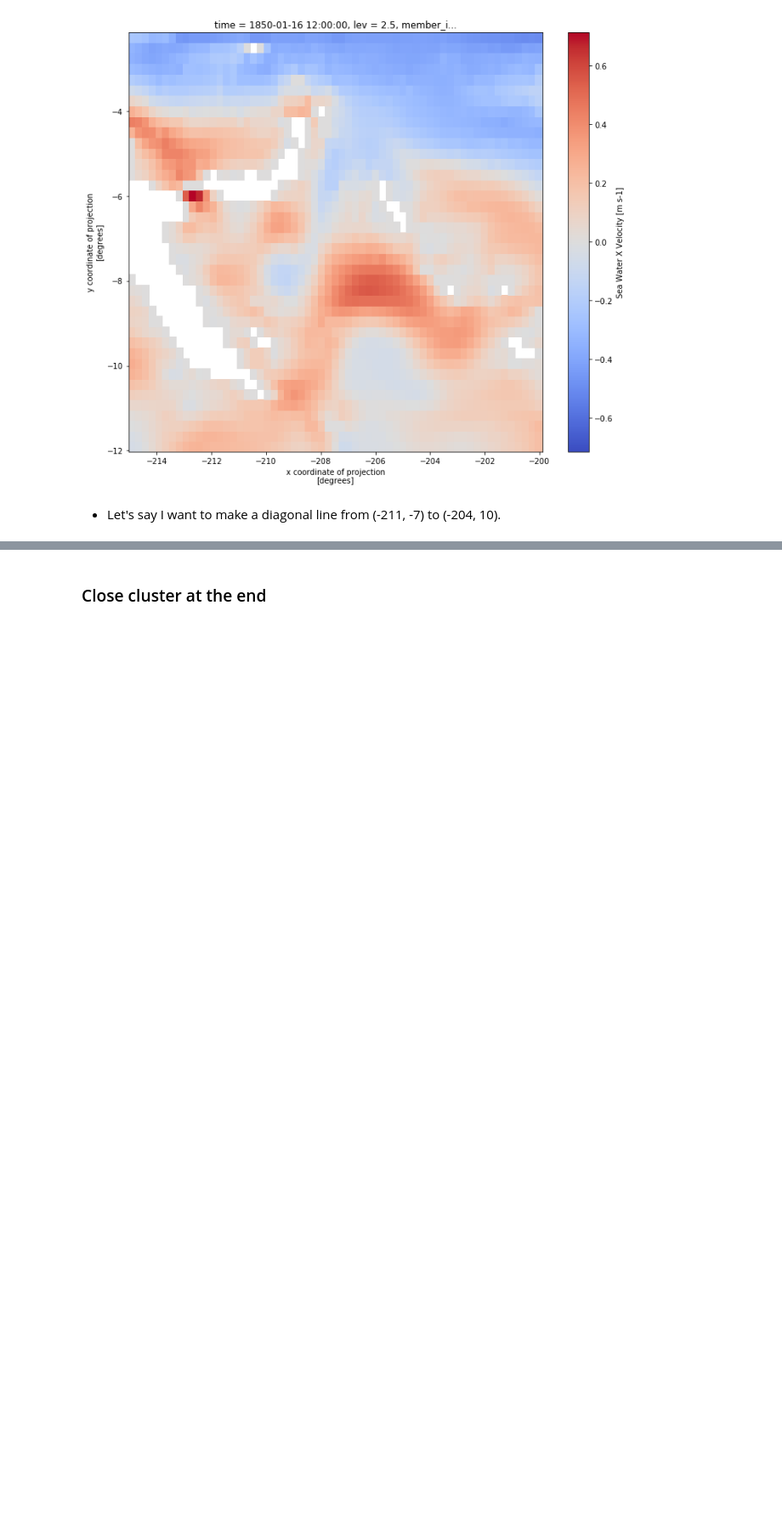
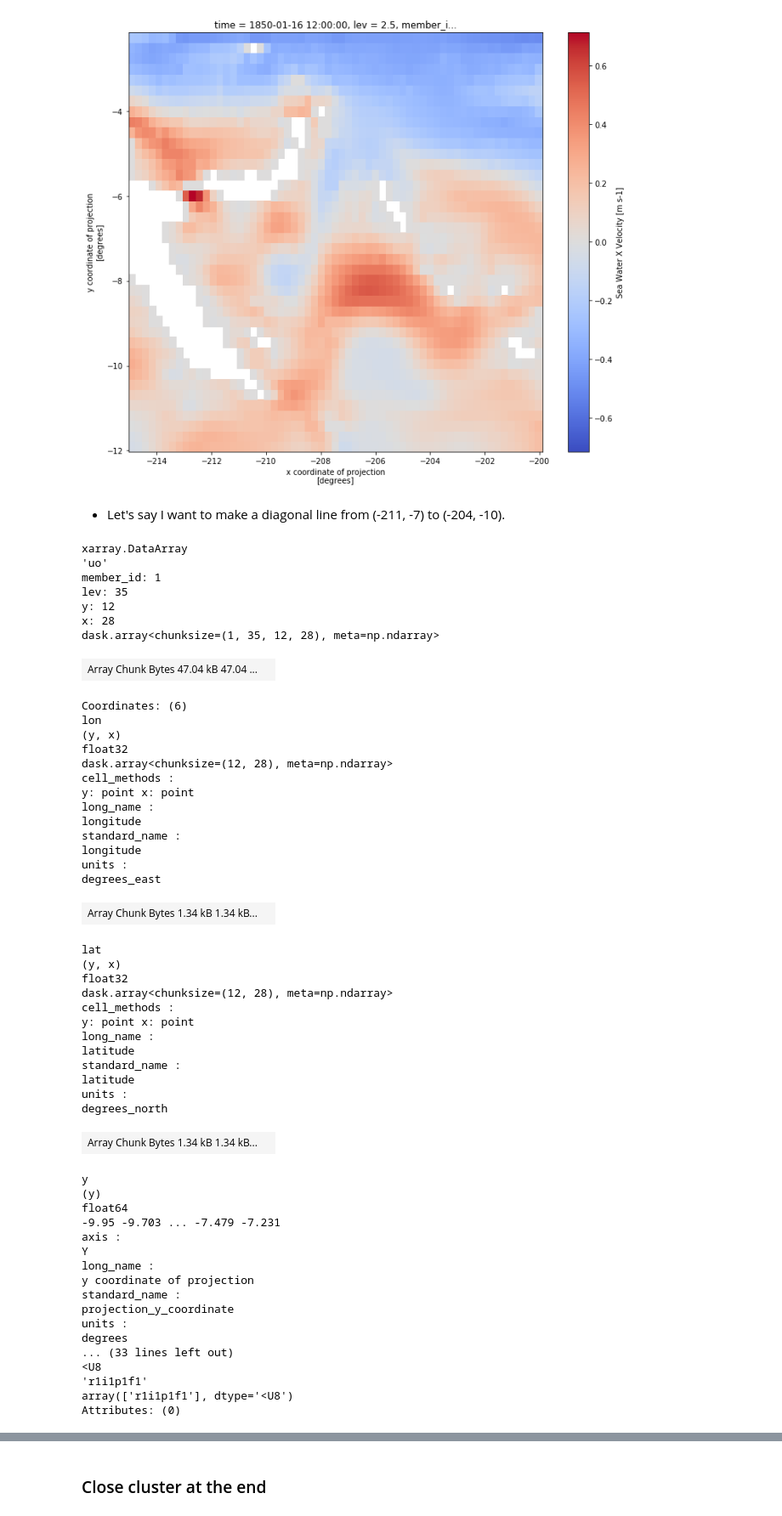
Before and after one commit to disandroa/Example-Notebooks, a Jupyter notebook: Initial Calculations/diag_cs.ipynb, the cells around one changed output, grey strips where cells are left out. Shown at 85% size. Drawn from its saved outputs; the diff is of its cells as text; code cells hidden in the pictures; blank space fills up the shorter version.

Commit message:
defined starting and ending coordinates of diagonal

```diff
--- a/Initial Calculations/diag_cs.ipynb
+++ b/Initial Calculations/diag_cs.ipynb
@@ -158,4 +158,60 @@ sol_map.plot(cmap='coolwarm')
 <matplotlib.collections.QuadMesh at 0x...>
 [figure]
 # %% [markdown]
-* Let's say I want to make a diagonal line from (-211, -7) to (-204, 10).
+* Let's say I want to make a diagonal line from (-211, -7) to (-204, -10).
+# %%
+diag_cs = CM4_hist['uo'].sel(time='2012').mean(dim='time').sel(y=slice(-10.0,-7.0)).sel(x=slice(-211,-204))
+diag_cs
+# %% [output]
+xarray.DataArray
+'uo'
+member_id: 1
+lev: 35
+y: 12
+x: 28
+dask.array<chunksize=(1, 35, 12, 28), meta=np.ndarray>
+| Array Chunk Bytes 47.04 kB 47.04 ... |  |
+Coordinates: (6)
+lon
+(y, x)
+float32
+dask.array<chunksize=(12, 28), meta=np.ndarray>
+cell_methods :
+y: point x: point
+long_name :
+longitude
+standard_name :
+longitude
+units :
+degrees_east
+| Array Chunk Bytes 1.34 kB 1.34 kB... |  |
+lat
+(y, x)
+float32
+dask.array<chunksize=(12, 28), meta=np.ndarray>
+cell_methods :
+y: point x: point
+long_name :
+latitude
+standard_name :
+latitude
+units :
+degrees_north
+| Array Chunk Bytes 1.34 kB 1.34 kB... |  |
+y
+(y)
+float64
+-9.95 -9.703 ... -7.479 -7.231
+axis :
+Y
+long_name :
+y coordinate of projection
+standard_name :
+projection_y_coordinate
+units :
+degrees
+... (33 lines left out)
+<U8
+'r1i1p1f1'
+array(['r1i1p1f1'], dtype='<U8')
+Attributes: (0)
```
Also changed, not shown: parts of 2 cells of this notebook.
